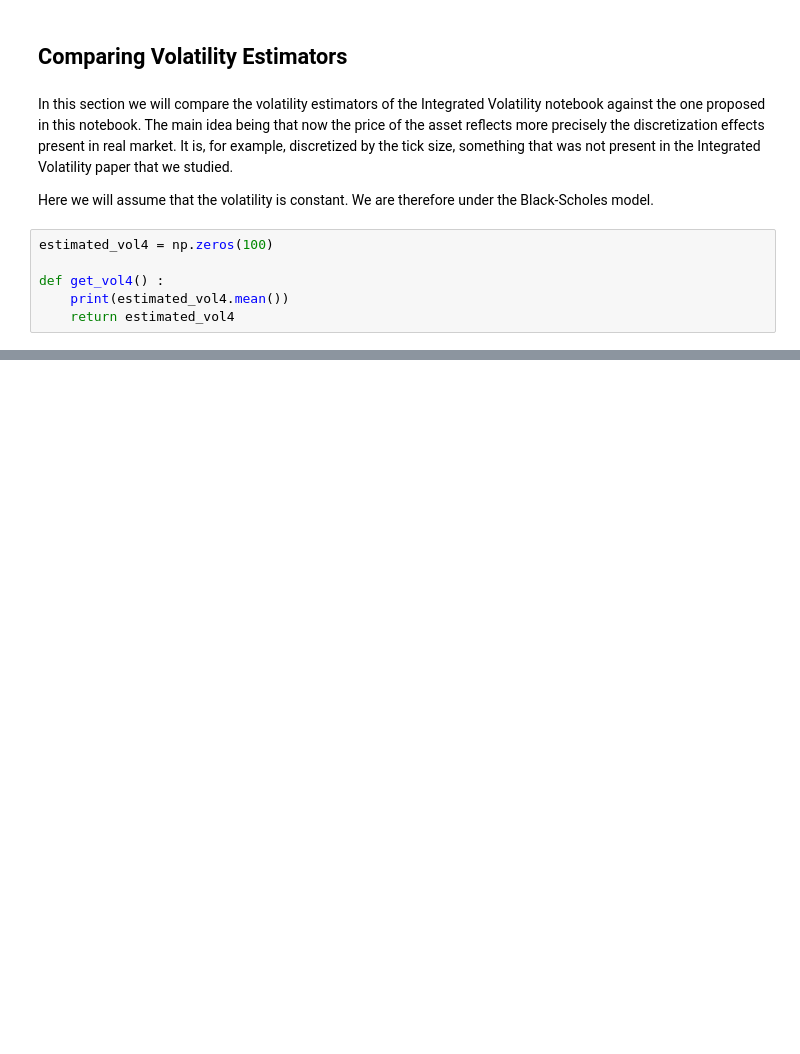
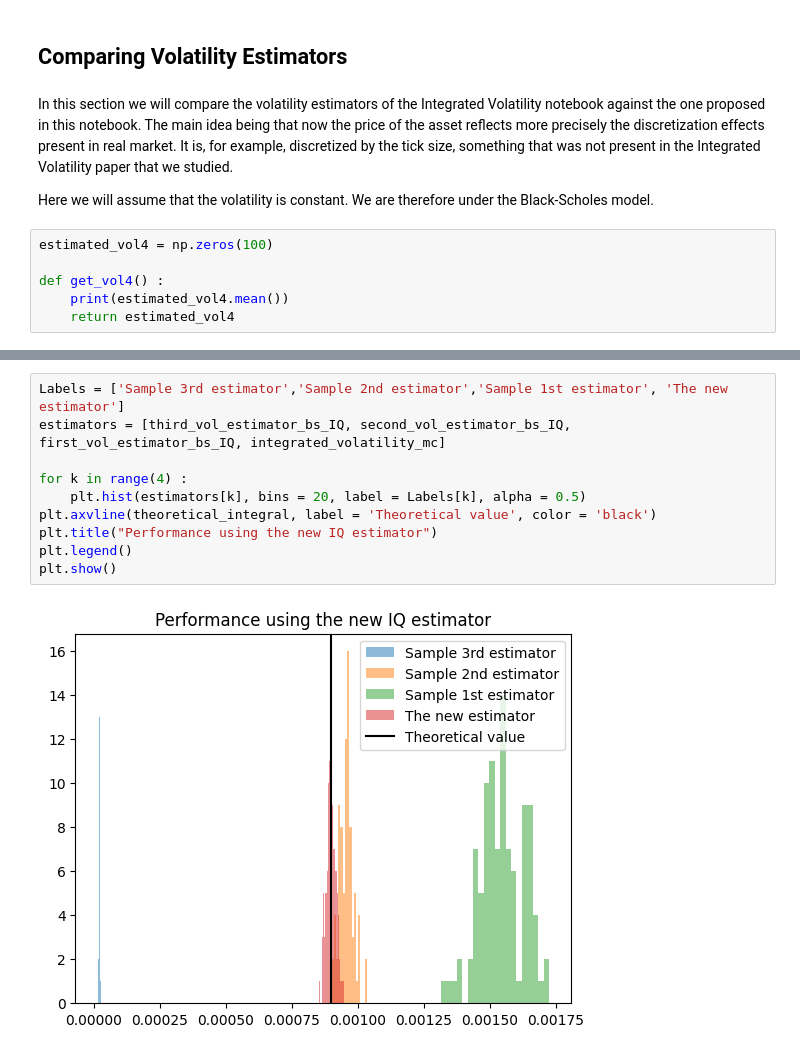
Before and after one commit to nicolassinott/HFT, a Jupyter notebook: notebooks/Uncertainty_zones/model.ipynb, the cells around one changed output, grey strips where cells are left out. Drawn from its saved outputs; the diff is of its cells as text; blank space fills up the shorter version.

```diff
--- a/notebooks/Uncertainty_zones/model.ipynb
+++ b/notebooks/Uncertainty_zones/model.ipynb
@@ -508 +553,13 @@ def first_best_estimator(Y: np.array, vol4 : float = get_vol4()) -> float:
+# %%
+Labels = ['Sample 3rd estimator','Sample 2nd estimator','Sample 1st estimator', 'The new estimator']
+estimators = [third_vol_estimator_bs_IQ, second_vol_estimator_bs_IQ, first_vol_estimator_bs_IQ, integrated_volatility_mc]
+
+for k in range(4) :
+    plt.hist(estimators[k], bins = 20, label = Labels[k], alpha = 0.5)
+plt.axvline(theoretical_integral, label = 'Theoretical value', color = 'black')
+plt.title("Performance using the new IQ estimator")
+plt.legend()
+plt.show()
+# %% [output]
+[figure, added]
 # %%
```
Also changed, not shown: parts of 24 cells of this notebook, 1 other file.
